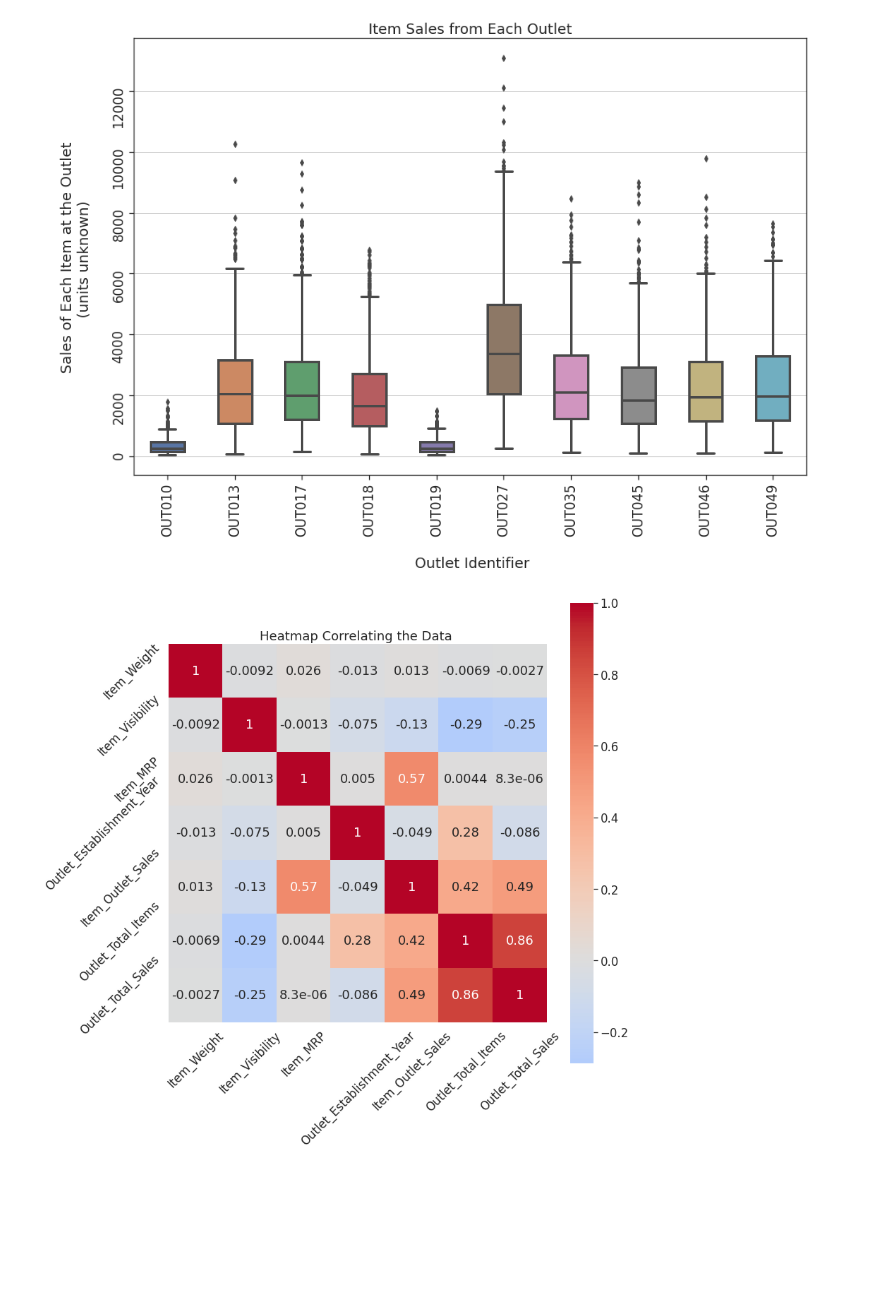
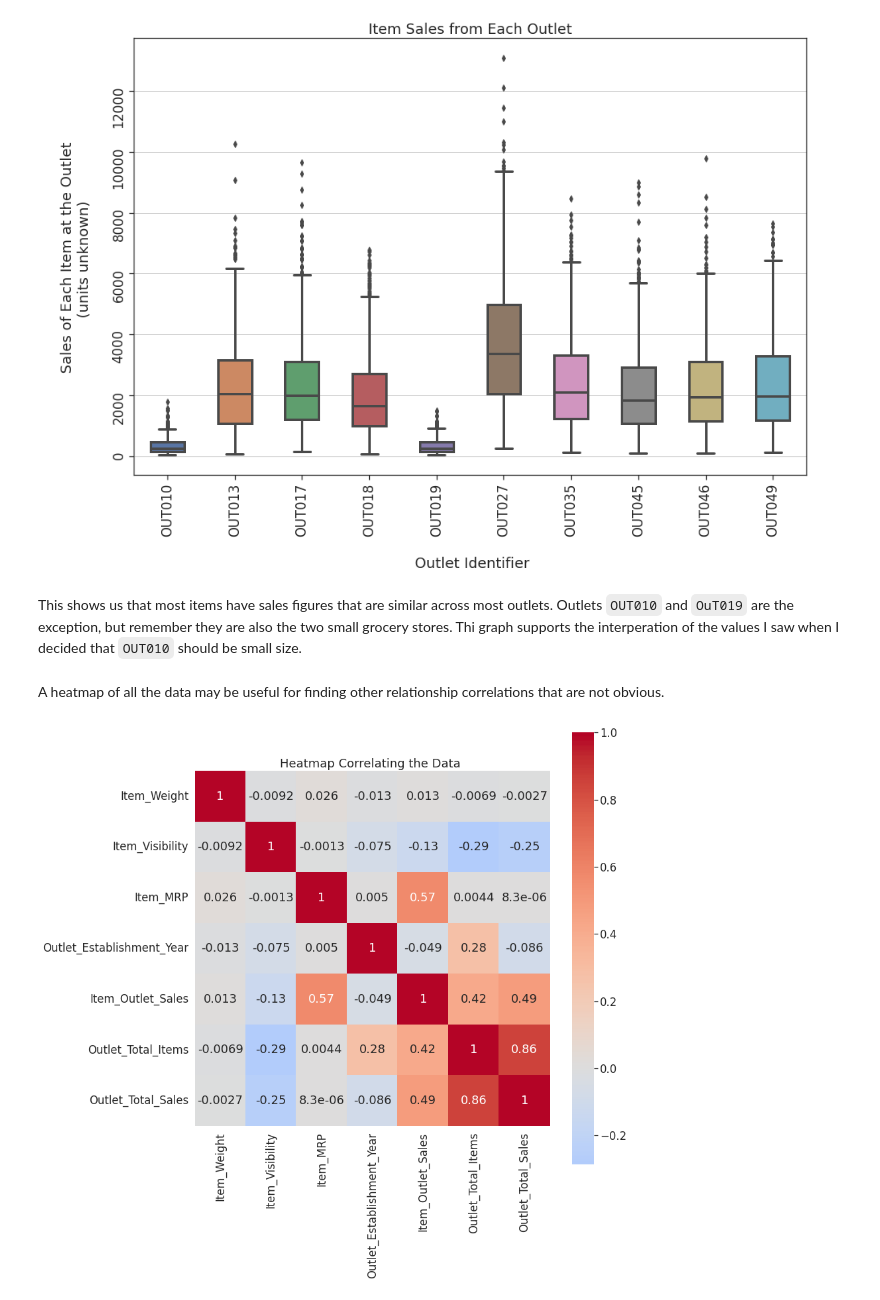
Before and after one commit to bngrossmann/food-sales-predictions, a Jupyter notebook: food_sales_predition.ipynb, the cells around one changed output. Drawn from its saved outputs; the diff is of its cells as text; code cells hidden in the pictures; blank space fills up the shorter version.

```diff
--- a/food_sales_predition.ipynb
+++ b/food_sales_predition.ipynb
@@ -477,12 +487,15 @@ box_ax.yaxis.grid(True);
 box_ax.tick_params(bottom=True, left=True,rotation=90)
 # %% [output]
 [figure]
+# %% [markdown]
+This shows us that most items have sales figures that are similar across most outlets. Outlets `OUT010` and `OuT019` are the exception, but remember they are also the two small grocery stores. Thi graph supports the interperation of the values I saw when I decided that `OUT010` should be small size.
+# %% [markdown]
+A heatmap of all the data may be useful for finding other relationship correlations that are not obvious.
 # %%
 plt.figure(figsize=(12,12))
 corr = df_sales.corr()#.drop(columns=["Item_Identifier","Item_Fat_Content","Item_Type","Outlet_Identifier",]).corr()
 heat_ax = sns.heatmap(corr,cmap='coolwarm', annot=True,square=True,center=0)
 
 heat_ax.set(title="Heatmap Correlating the Data ");
-heat_ax.tick_params(rotation=45)
 # %% [output]
-[figure, old version]
+[figure, new version]
```
Also changed, not shown: parts of 7 cells of this notebook.
